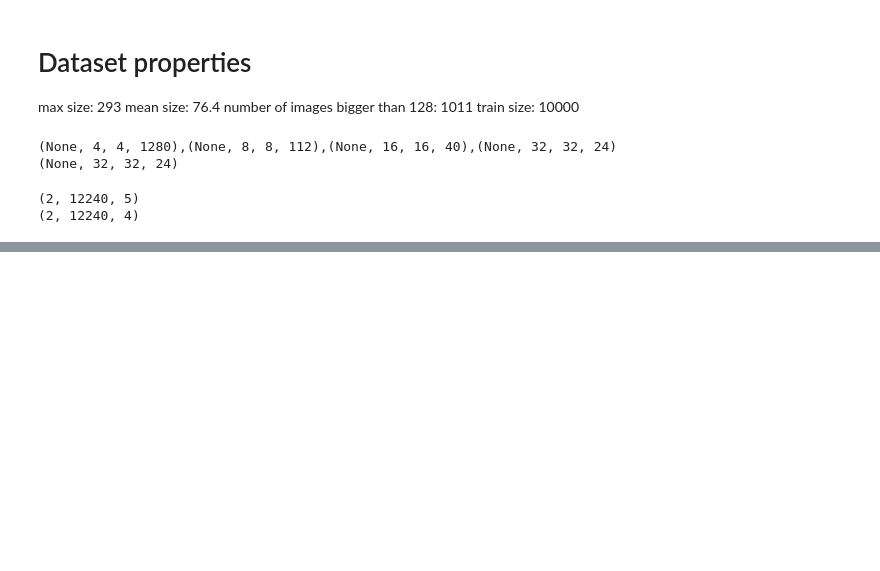
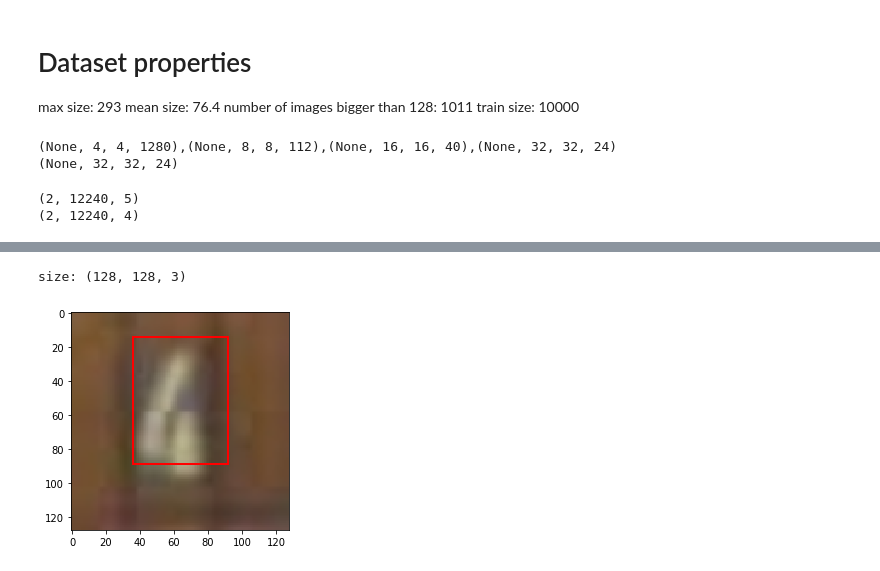
Before and after one commit to jkulhanek/svhn-detection-tf, a Jupyter notebook: svhn-playground.ipynb, the cells around one changed output, grey strips where cells are left out. Saved outputs shown, nothing was run; the diff lists cells and outputs as text; code cells hidden in the pictures; blank space fills up the shorter version.

```diff
--- a/svhn-playground.ipynb
+++ b/svhn-playground.ipynb
@@ -111,3 +109,42 @@ print(output[1].shape)
 # %% [output]
 (2, 12240, 5)
 (2, 12240, 4)
+# %%
+import train
+from importlib import reload
+import utils
+import efficientdet
+import data
+reload(data)
+reload(train)
+from data import create_data, SVHN
+args, argstr = train.parse_args(['--test'])
+args.test = True
+args.batch_size = 1
+args.learning_rate = 0.5
+args.epochs = 100
+
+num_classes = SVHN.LABELS
+pyramid_levels = args.pyramid_levels
+smallest_stride = 2**(6 - pyramid_levels)
+anchors = utils.generate_anchors(pyramid_levels, args.image_size,
+    first_feature_scale=smallest_stride, anchor_scale=float(smallest_stride),
+    num_scales=args.num_scales, aspect_ratios=args.aspect_ratios)
+
+train_dataset, dev_dataset, eval_dataset = create_data(args.batch_size,
+            anchors, image_size = args.image_size,
+            test=args.test)
+
+# Prepare network and trainer
+anchors_per_level = args.num_scales * len(args.aspect_ratios)
+network = efficientdet.EfficientDet(num_classes, anchors_per_level,
+            input_size = args.image_size, pyramid_levels = pyramid_levels)
+model = train.RetinaTrainer(network, anchors, train_dataset, (dev_dataset, eval_dataset), args)
+
+# Start training
+print(f'running command: {argstr}')
+model.fit()
+
+# Save model
+model.save()
+print('model saved')
@@ -113,0 +169,9 @@ print(output[1].shape)
+# %%
+for sample in model.eval_dataset.batch(1).take(1):
+    class_pred, bbox_pred = network(sample['image'], training=False)
+
+tf.nn.softmax(class_pred, -1)
+draw_image_and_bb(sample['image'][0,...].numpy(), sample['bbox'][0,...])
+# %% [output]
+size: (128, 128, 3)
+[figure, added]
```
Also changed, not shown: parts of 4 cells of this notebook.
